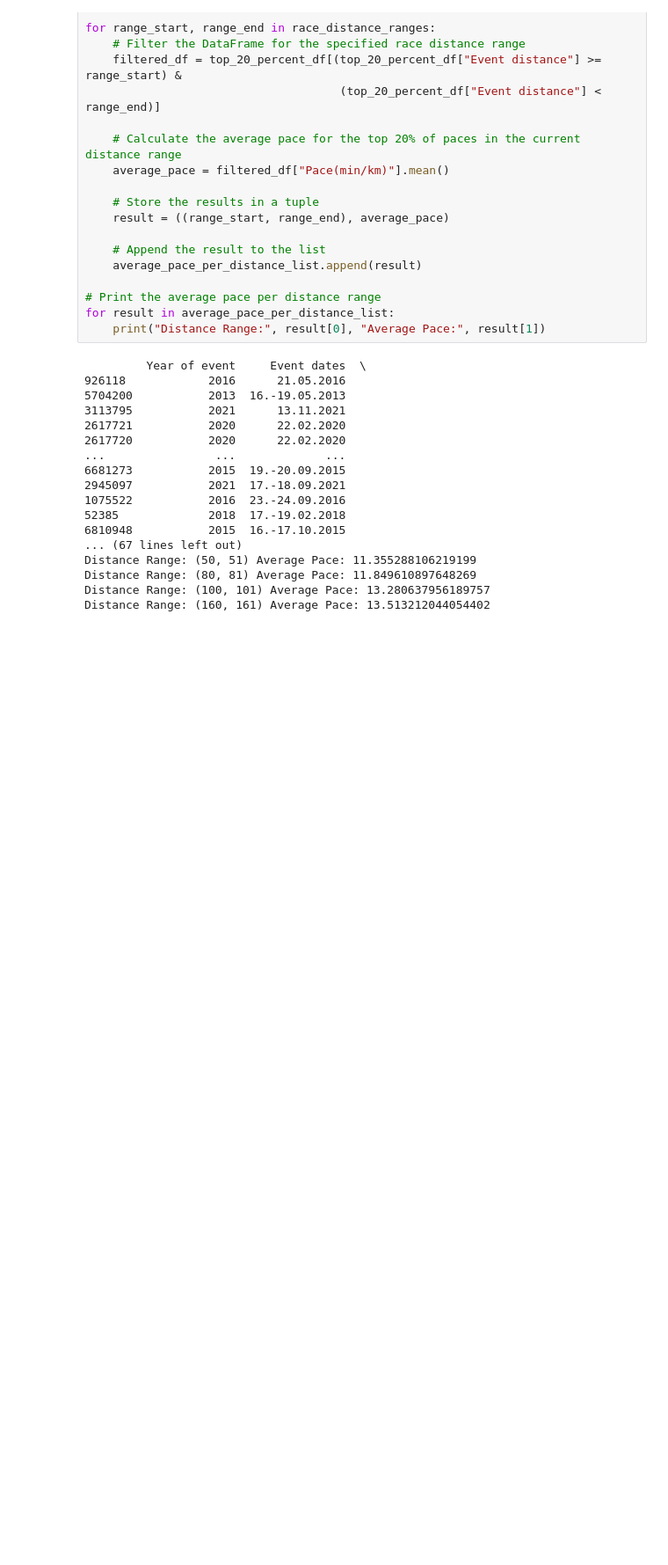
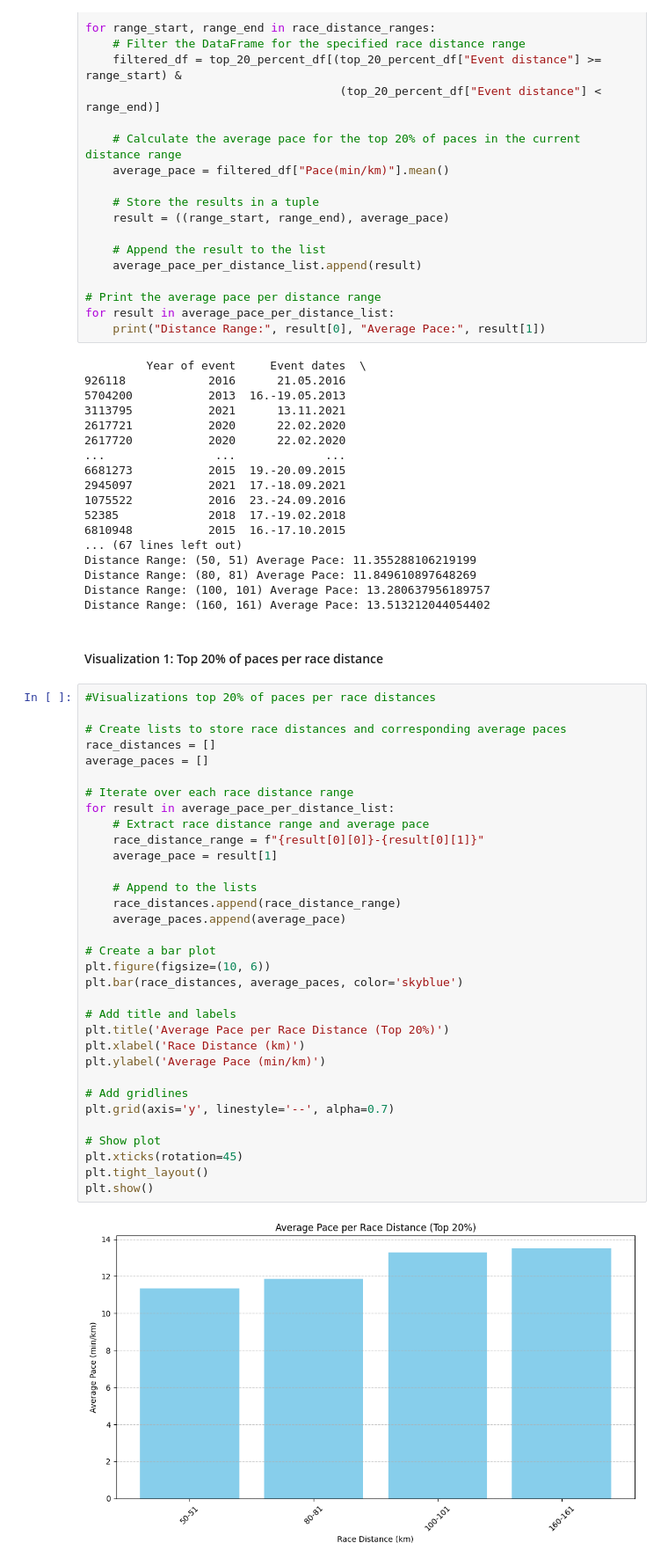
Before and after one commit to DMGroup14/UltraInsight_Analyzing_Paces_Ages_and_Trends_in_Ultramarathon_Finishers, a Jupyter notebook: ultrainsight_code.ipynb, the cells around one changed output. Shown at 88% size. Cells and saved outputs as stored; diff of their text form; blank space fills up the shorter version.

```diff
--- a/ultrainsight_code.ipynb
+++ b/ultrainsight_code.ipynb
@@ -344,6 +388,43 @@ Distance Range: (50, 51) Average Pace: 11.355288106219199
 Distance Range: (80, 81) Average Pace: 11.849610897648269
 Distance Range: (100, 101) Average Pace: 13.280637956189757
 Distance Range: (160, 161) Average Pace: 13.513212044054402
+# %% [markdown]
+#### Visualization 1: Top 20% of paces per race distance
+# %%
+#Visualizations top 20% of paces per race distances
+
+# Create lists to store race distances and corresponding average paces
+race_distances = []
+average_paces = []
+
+# Iterate over each race distance range
+for result in average_pace_per_distance_list:
+    # Extract race distance range and average pace
+    race_distance_range = f"{result[0][0]}-{result[0][1]}"
+    average_pace = result[1]
+
+    # Append to the lists
+    race_distances.append(race_distance_range)
+    average_paces.append(average_pace)
+
+# Create a bar plot
+plt.figure(figsize=(10, 6))
+plt.bar(race_distances, average_paces, color='skyblue')
+
+# Add title and labels
+plt.title('Average Pace per Race Distance (Top 20%)')
+plt.xlabel('Race Distance (km)')
+plt.ylabel('Average Pace (min/km)')
+
+# Add gridlines
+plt.grid(axis='y', linestyle='--', alpha=0.7)
+
+# Show plot
+plt.xticks(rotation=45)
+plt.tight_layout()
+plt.show()
+# %% [output]
+[figure, added]
 # %%
 #stdev for outliers of pace per race distance
 
```
Also changed, not shown: parts of 6 cells of this notebook.
